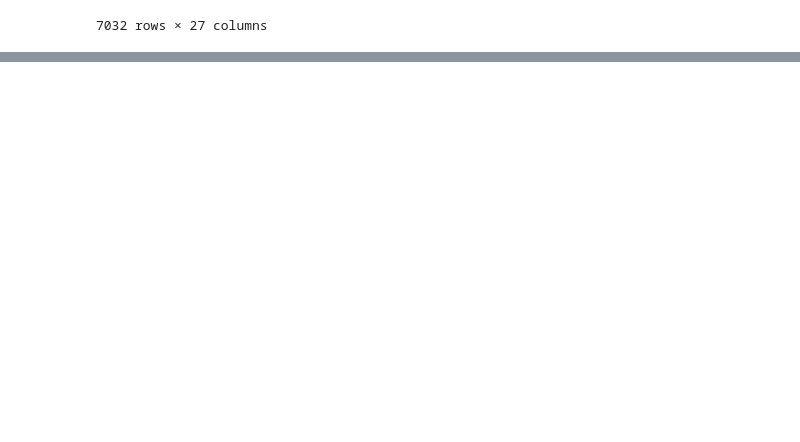
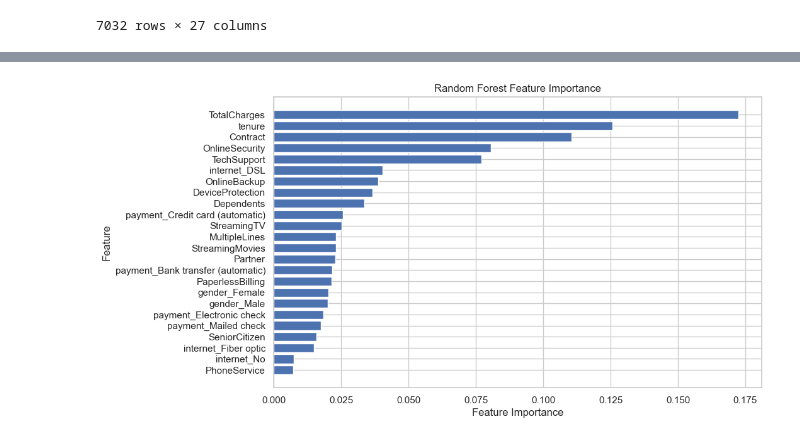
Before and after one commit to thisissteff/customer_churn_prediction, a Jupyter notebook: customer_churn.ipynb, the cells around one changed output, grey strips where cells are left out. Cells and saved outputs as stored; diff of their text form; code cells hidden in the pictures; blank space fills up the shorter version.

```diff
--- a/customer_churn.ipynb
+++ b/customer_churn.ipynb
@@ -507,0 +545,2 @@ df_encoded_3
+# %%
+df_features.drop('MonthlyCharges', axis = 1, inplace = True)
@@ -507,0 +561,4 @@ df_encoded_3
+# %%
+y = df_encoded_3['Churn']
+x = df_features.drop('customerID', axis = 1)
+x
@@ -507,0 +604,7 @@ df_encoded_3
+# %%
+# splitting the data into training and testing set
+X_train, X_test, y_train, y_test = train_test_split(x, y, test_size=0.2, random_state=42)
+# %%
+# to tackle the imbalance in the dataset, we will be using SMOTE oversampling
+smote = SMOTE(random_state=42)
+X_train_resampled, y_train_resampled = smote.fit_resample(X_train, y_train)
@@ -507,0 +689,20 @@ df_encoded_3
+# %%
+#Random Forest
+importances = rf_model.feature_importances_
+
+# Get feature names
+feature_names = X_train.columns  # Assuming X_train is your feature matrix
+
+# Create a sorted index based on feature importances
+sorted_index = importances.argsort()
+
+# Plot feature importances
+plt.figure(figsize=(10, 6))
+plt.barh(range(len(sorted_index)), importances[sorted_index], align="center")
+plt.yticks(range(len(sorted_index)), [feature_names[i] for i in sorted_index])
+plt.xlabel("Feature Importance")
+plt.ylabel("Feature")
+plt.title("Random Forest Feature Importance")
+plt.show()
+# %% [output]
+[figure, added]
```
Also changed, not shown: parts of 20 cells of this notebook.
